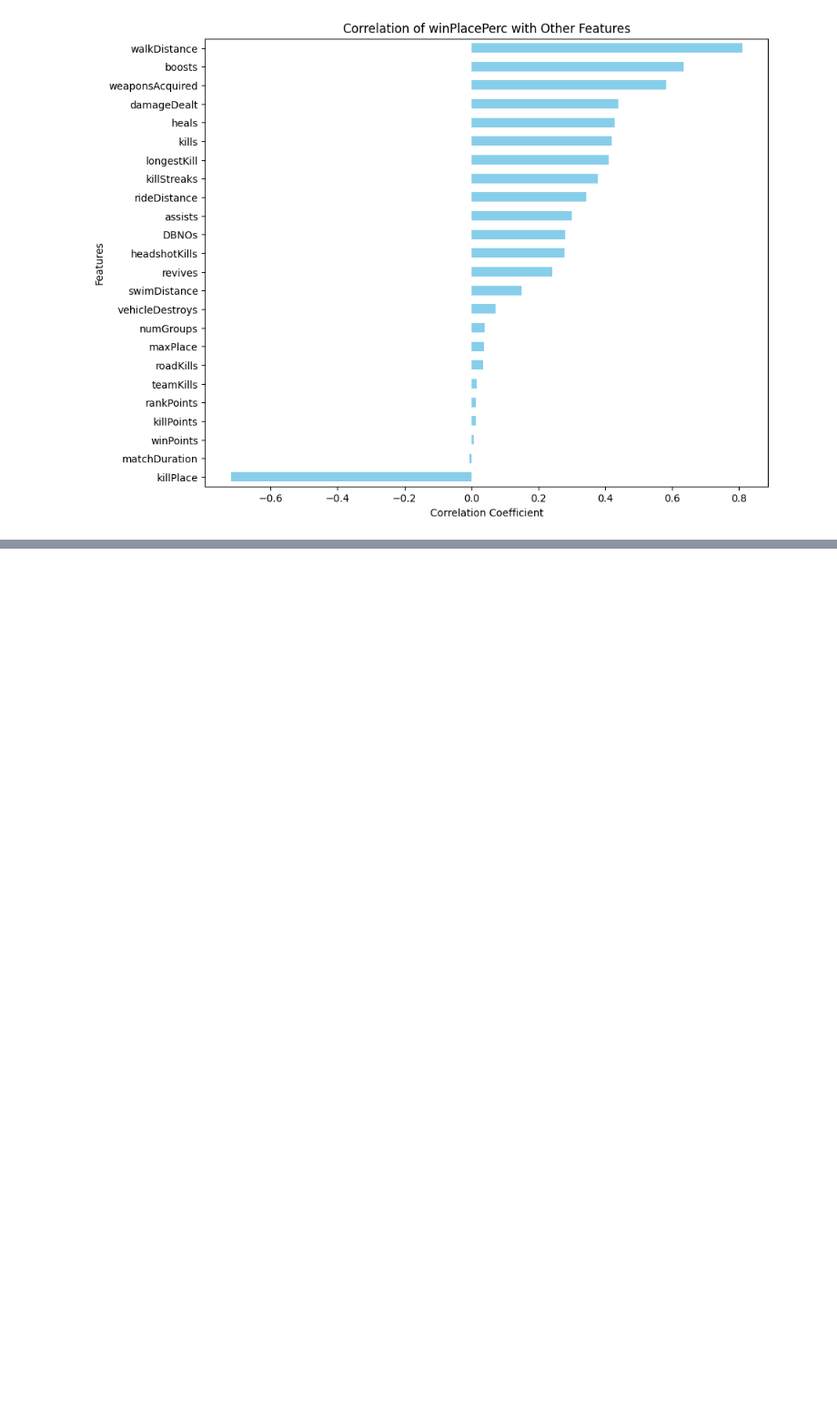
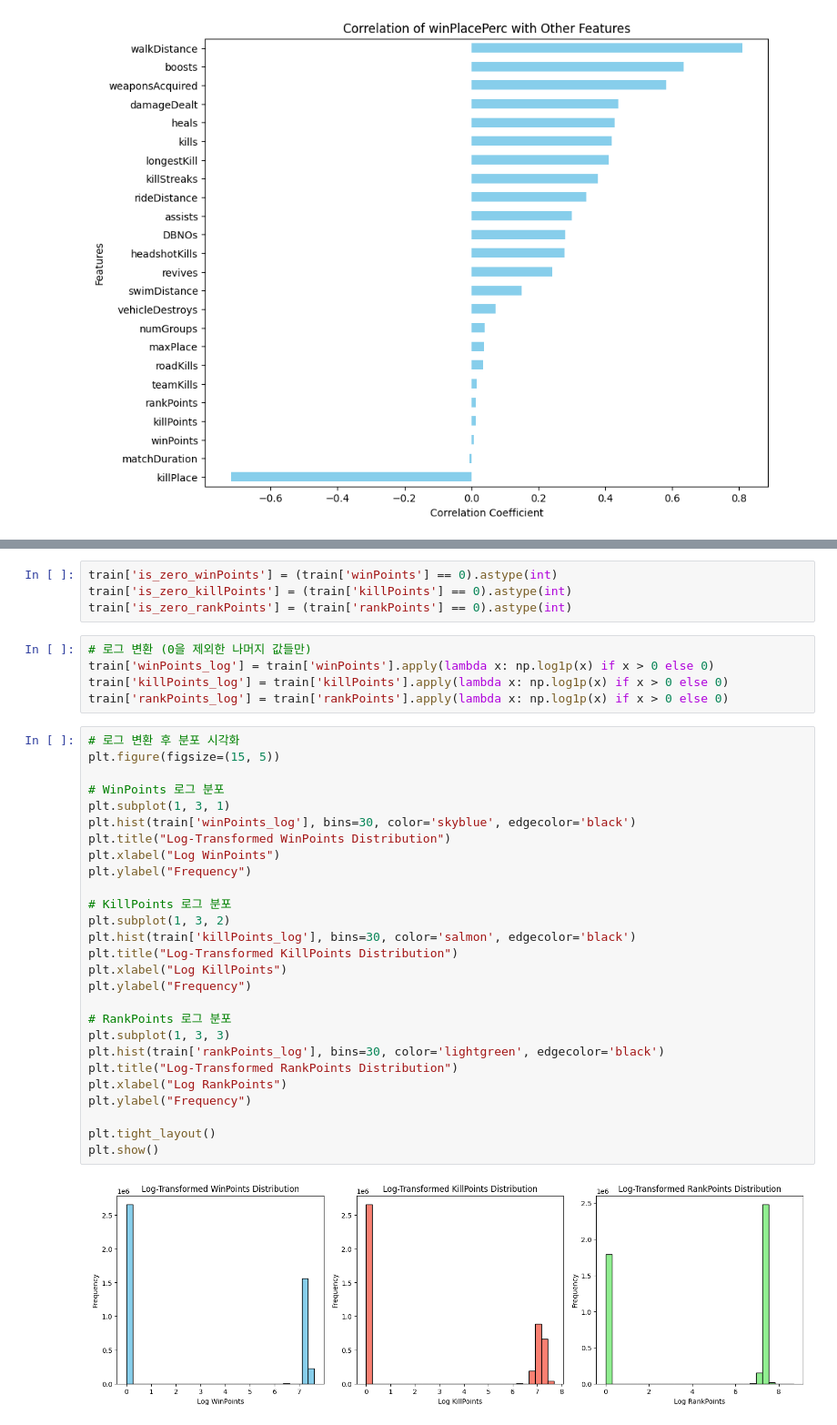
Before and after one commit to p-garden/data-solution, a Jupyter notebook: BATTLRGROUND/notebooke3a40bfc51.ipynb, the cells around one changed output, grey strips where cells are left out. Shown at 91% size. Saved outputs shown, nothing was run; the diff lists cells and outputs as text; blank space fills up the shorter version.

```diff
--- a/BATTLRGROUND/notebooke3a40bfc51.ipynb
+++ b/BATTLRGROUND/notebooke3a40bfc51.ipynb
@@ -150,0 +229,38 @@ plt.show()
+# %%
+train['is_zero_winPoints'] = (train['winPoints'] == 0).astype(int)
+train['is_zero_killPoints'] = (train['killPoints'] == 0).astype(int)
+train['is_zero_rankPoints'] = (train['rankPoints'] == 0).astype(int)
+# %%
+# 로그 변환 (0을 제외한 나머지 값들만)
+train['winPoints_log'] = train['winPoints'].apply(lambda x: np.log1p(x) if x > 0 else 0)
+train['killPoints_log'] = train['killPoints'].apply(lambda x: np.log1p(x) if x > 0 else 0)
+train['rankPoints_log'] = train['rankPoints'].apply(lambda x: np.log1p(x) if x > 0 else 0)
+# %%
+# 로그 변환 후 분포 시각화
+plt.figure(figsize=(15, 5))
+
+# WinPoints 로그 분포
+plt.subplot(1, 3, 1)
+plt.hist(train['winPoints_log'], bins=30, color='skyblue', edgecolor='black')
+plt.title("Log-Transformed WinPoints Distribution")
+plt.xlabel("Log WinPoints")
+plt.ylabel("Frequency")
+
+# KillPoints 로그 분포
+plt.subplot(1, 3, 2)
+plt.hist(train['killPoints_log'], bins=30, color='salmon', edgecolor='black')
+plt.title("Log-Transformed KillPoints Distribution")
+plt.xlabel("Log KillPoints")
+plt.ylabel("Frequency")
+
+# RankPoints 로그 분포
+plt.subplot(1, 3, 3)
+plt.hist(train['rankPoints_log'], bins=30, color='lightgreen', edgecolor='black')
+plt.title("Log-Transformed RankPoints Distribution")
+plt.xlabel("Log RankPoints")
+plt.ylabel("Frequency")
+
+plt.tight_layout()
+plt.show()
+# %% [output]
+[figure, added]
```
Also changed, not shown: parts of 23 cells of this notebook.
